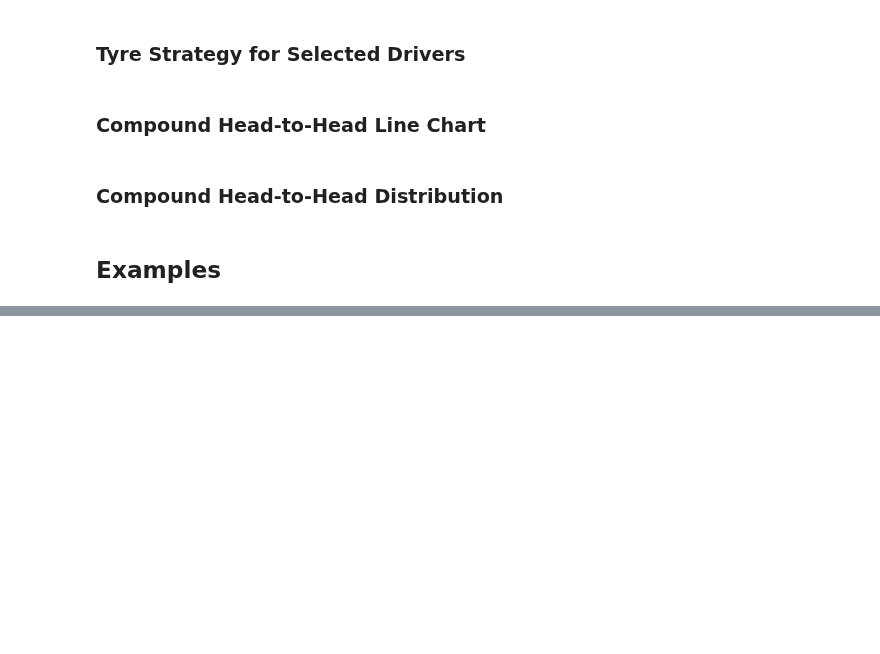
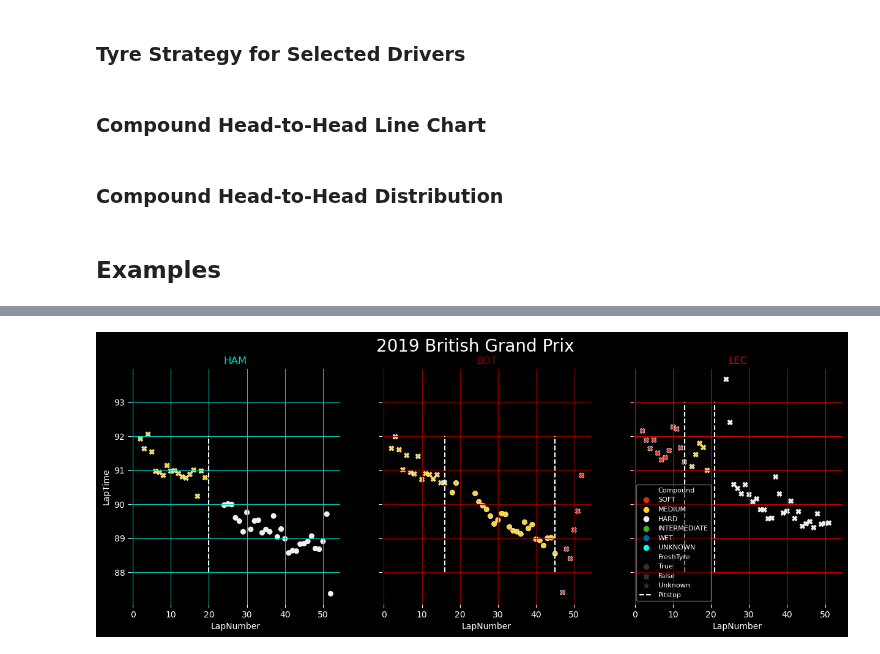
Before and after one commit to Casper-Guo/Armchair-Strategist, a Jupyter notebook: visualization.ipynb, the cells around one changed output, grey strips where cells are left out. Saved outputs shown, nothing was run; the diff lists cells and outputs as text; code cells hidden in the pictures; blank space fills up the shorter version.

```diff
--- a/visualization.ipynb
+++ b/visualization.ipynb
@@ -285,7 +285,7 @@ def pick_driver_color(driver):
     else:
         return "#ffffff"
 # %%
-def plot_driver_stats(season, event, drivers, y="LapTime", upper_bound=10, absolute_compound=False):
+def plot_driver_stats(season, event, drivers=3, y="LapTime", upper_bound=10, absolute_compound=False):
     """
     Plot lap times during a race
 
@@ -297,8 +297,12 @@ def plot_driver_stats(season, event, drivers, y="LapTime", upper_bound=10, absol
             Round number or name of the event
             Name is fuzzy matched by fastf1.get_event()
 
-        drivers: list
-            List of the three-letter abbreviations of the drivers to be included
+        drivers: list or int, default:3
+            If a list is used, it should contain the three letter abbreviations
+            of the drivers to be plotted
+            If a int is used, the top {int} drivers' strategies will be plotted
+            If None, all drivers are plotted
+            By default, only the podium finishers are plotted
 
         y: str, default: LapTime
             Name of the column to be used as the y-axis.
@@ -320,22 +324,26 @@ def plot_driver_stats(season, event, drivers, y="LapTime", upper_bound=10, absol
                 'verticalalignment': 'baseline',
                 'horizontalalignment': "center"}
 
-    max_width = 4
-    num_row = ceil(len(drivers) / max_width)
-    num_col = len(drivers) if len(drivers) < max_width else max_width
-    fig, axes = plt.subplots(nrows=num_row, ncols=num_col, sharey=True, sharex=True, figsize=(5*num_col, 5*num_row))
-
-    # Prevent TypeError when only one driver is plotted
-    if len(drivers) == 1:
-        axes = np.array([axes])
-
     event_info = f.get_event(season, event)
     round_number = event_info["RoundNumber"]
     event_name = event_info["EventName"]
 
     args = plot_args(season, absolute_compound)
     included_laps = df_dict[season]
+
+    if isinstance(drivers, int):
+        drivers = included_laps[included_laps["RoundNumber"] == round_number]["Driver"].unique()[:drivers]
+
     included_laps = filter_round_driver(included_laps, round_number, drivers)
+
+    # Prevent TypeError when only one driver is plotted
+    if len(drivers) == 1:
+        axes = np.array([axes])
+
+    max_width = 4
+    num_row = ceil(len(drivers) / max_width)
+    num_col = len(drivers) if len(drivers) < max_width else max_width
+    fig, axes = plt.subplots(nrows=num_row, ncols=num_col, sharey=True, sharex=True, figsize=(5*num_col, 5*num_row))
 
     # LapRep columns have outliers that can skew the graph y-axis
     # The high outlier values are filtered by upper_bound
@@ -860,0 +875,11 @@ lap_time_lineplot = plot_driver_stats(season=2022,
+# %%
+# What was the lap times of the podium finishers in the 2019 British Grand Prix?
+lap_time_plot = plot_driver_stats(season=2019,
+                                  event="Silverstone",
+                                  drivers=3,
+                                  y="LapTime",
+                                  upper_bound=10,
+                                  absolute_compound=False
+                                  )
+# %% [output]
+[figure, added]
```
Also changed, not shown: parts of 13 cells of this notebook, 1 other file.
